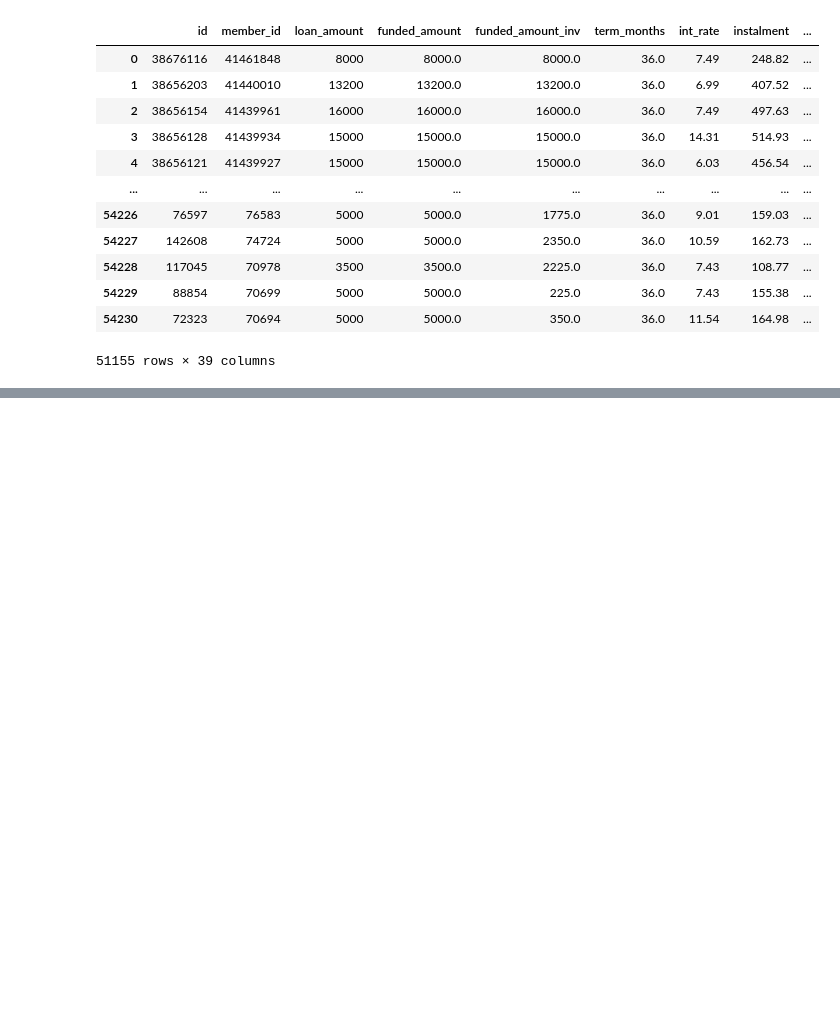
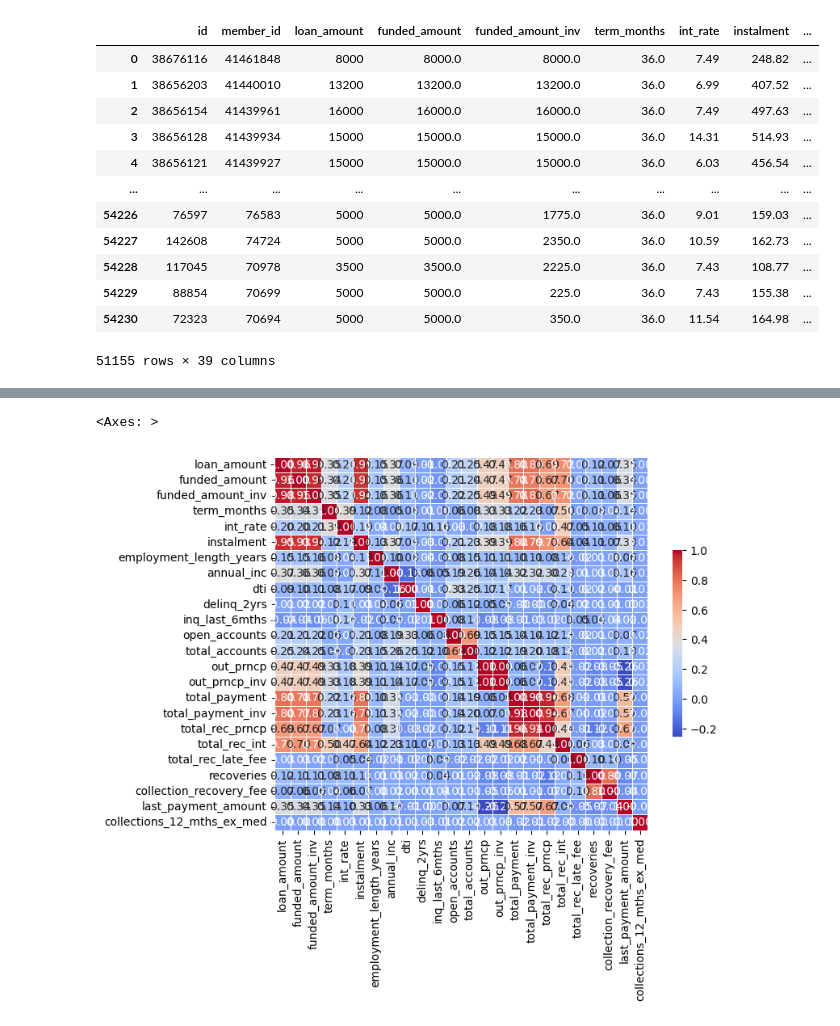
Before and after one commit to mishadcf/exploratory-data-analysis---customer-loans-in-finance928, a Jupyter notebook: EDA.ipynb, the cells around one changed output, grey strips where cells are left out. Drawn from its saved outputs; the diff is of its cells as text; code cells hidden in the pictures; blank space fills up the shorter version.

Commit message:
adds heatmap visualisation to identify overly correlated variables

```diff
--- a/EDA.ipynb
+++ b/EDA.ipynb
@@ -603,3 +600,5 @@ transformations.Transforms.clean_outliers('loan_amount', df)
 | 54229 | 88854 | 70699 | 5000 | 5000.0 | 225.0 | 36.0 | 7.43 | 155.38 | ... |
 | 54230 | 72323 | 70694 | 5000 | 5000.0 | 350.0 | 36.0 | 11.54 | 164.98 | ... |
 51155 rows × 39 columns
+# %%
+corr = df[df.select_dtypes(include=['int', 'float']).columns].corr() # Correlation of numeric columns
@@ -605,0 +626,9 @@ transformations.Transforms.clean_outliers('loan_amount', df)
+# %%
+plt.figure(figsize=(8, 6))
+
+# Draw the heatmap with the mask and correct aspect ratio
+sns.heatmap(corr, annot=True, fmt=".2f", cmap='coolwarm',
+            square=True, linewidths=.5, cbar_kws={"shrink": .5})
+# %% [output]
+<Axes: >
+[figure, added]
```
Also changed, not shown: parts of 5 cells of this notebook.
